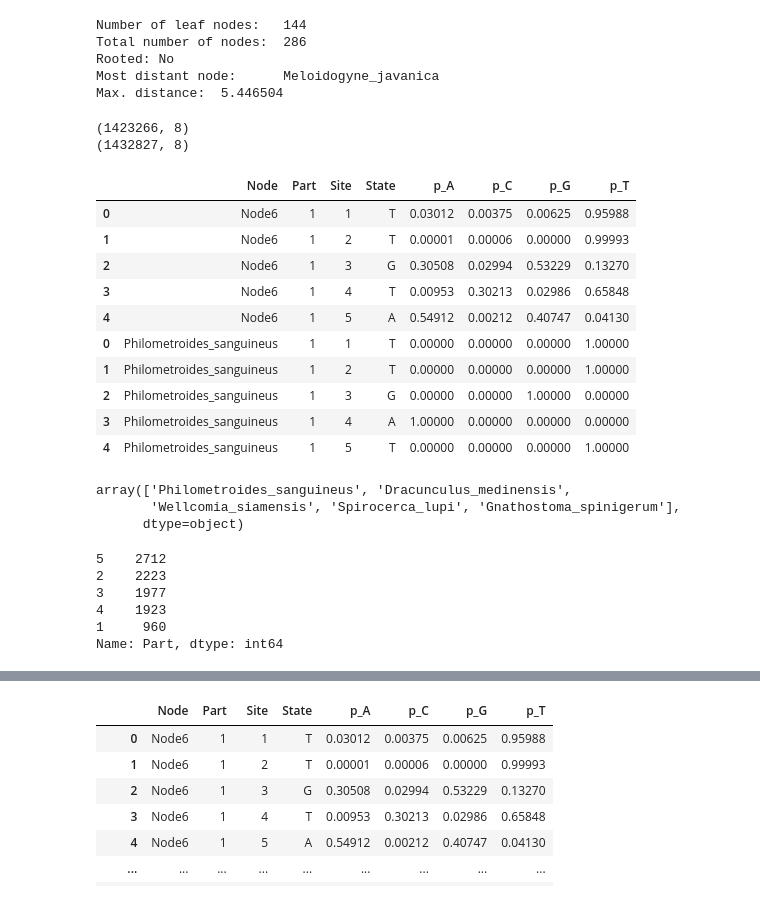
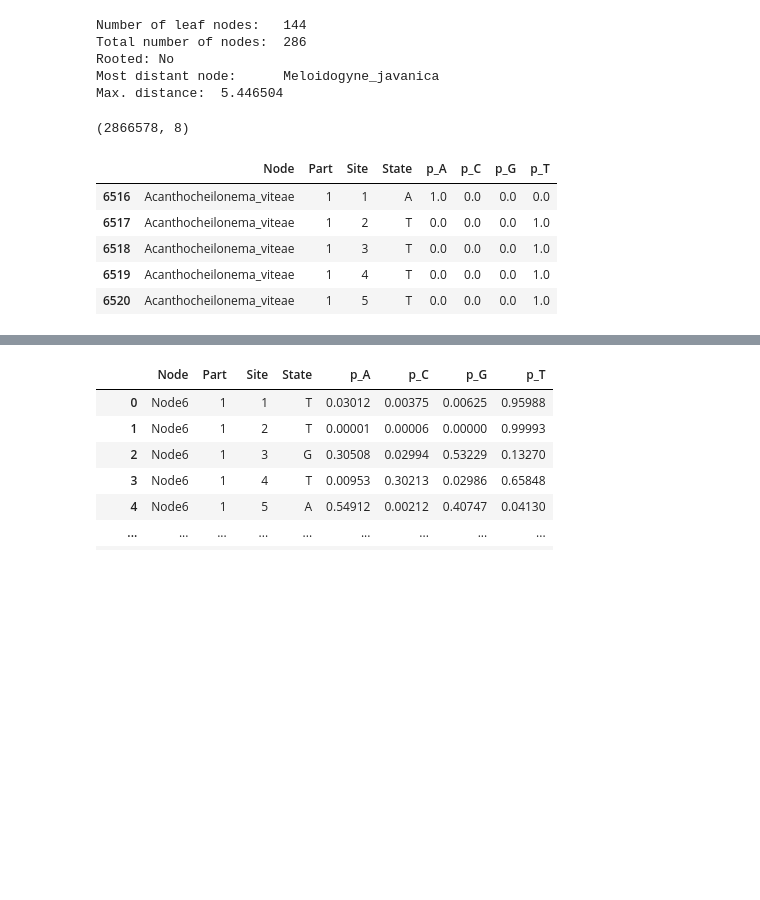
Before and after one commit to kpotoh/birds, a Jupyter notebook: nb/mut_extraction.ipynb, the cells around one changed output, grey strips where cells are left out. Saved outputs shown, nothing was run; the diff lists cells and outputs as text; code cells hidden in the pictures; blank space fills up the shorter version.

```diff
--- a/nb/mut_extraction.ipynb
+++ b/nb/mut_extraction.ipynb
@@ -37,37 +38,15 @@ tree.show()
 # %%
 anc = pd.read_csv(path_to_states, sep="\t", comment='#',)
-print(anc.shape)
+leaves = pd.read_csv(path_to_leaves, sep="\t")
 
-leaves = pd.read_csv(path_to_leaves, sep="\t")
-print(leaves.shape)
-
-pd.concat([anc.head(), leaves.head()])
+states = pd.concat([anc, leaves]).sort_values(["Node", "Part", "Site"])
+print(states.shape)
+states.head()
 # %% [output]
-(1423266, 8)
-(1432827, 8)
+(2866578, 8)
 |  | Node | Part | Site | State | p_A | p_C | p_G | p_T |
-| 0 | Node6 | 1 | 1 | T | 0.03012 | 0.00375 | 0.00625 | 0.95988 |
-| 1 | Node6 | 1 | 2 | T | 0.00001 | 0.00006 | 0.00000 | 0.99993 |
-| 2 | Node6 | 1 | 3 | G | 0.30508 | 0.02994 | 0.53229 | 0.13270 |
-| 3 | Node6 | 1 | 4 | T | 0.00953 | 0.30213 | 0.02986 | 0.65848 |
-| 4 | Node6 | 1 | 5 | A | 0.54912 | 0.00212 | 0.40747 | 0.04130 |
-| 0 | Philometroides_sanguineus | 1 | 1 | T | 0.00000 | 0.00000 | 0.00000 | 1.00000 |
-| 1 | Philometroides_sanguineus | 1 | 2 | T | 0.00000 | 0.00000 | 0.00000 | 1.00000 |
-| 2 | Philometroides_sanguineus | 1 | 3 | G | 0.00000 | 0.00000 | 1.00000 | 0.00000 |
-| 3 | Philometroides_sanguineus | 1 | 4 | A | 1.00000 | 0.00000 | 0.00000 | 0.00000 |
-| 4 | Philometroides_sanguineus | 1 | 5 | T | 0.00000 | 0.00000 | 0.00000 | 1.00000 |
+| 6516 | Acanthocheilonema_viteae | 1 | 1 | A | 1.0 | 0.0 | 0.0 | 0.0 |
+| 6517 | Acanthocheilonema_viteae | 1 | 2 | T | 0.0 | 0.0 | 0.0 | 1.0 |
+| 6518 | Acanthocheilonema_viteae | 1 | 3 | T | 0.0 | 0.0 | 0.0 | 1.0 |
+| 6519 | Acanthocheilonema_viteae | 1 | 4 | T | 0.0 | 0.0 | 0.0 | 1.0 |
+| 6520 | Acanthocheilonema_viteae | 1 | 5 | T | 0.0 | 0.0 | 0.0 | 1.0 |
-# %%
-leaves.Node.unique()[:5]
-# %% [output]
-array(['Philometroides_sanguineus', 'Dracunculus_medinensis',
-       'Wellcomia_siamensis', 'Spirocerca_lupi', 'Gnathostoma_spinigerum'],
-      dtype=object)
-# %%
-leaves[leaves.Node == "Philometroides_sanguineus"].Part.value_counts()
-# %% [output]
-5    2712
-2    2223
-3    1977
-4    1923
-1     960
-Name: Part, dtype: int64
```
Also changed, not shown: parts of 27 cells of this notebook, 20 other files.
